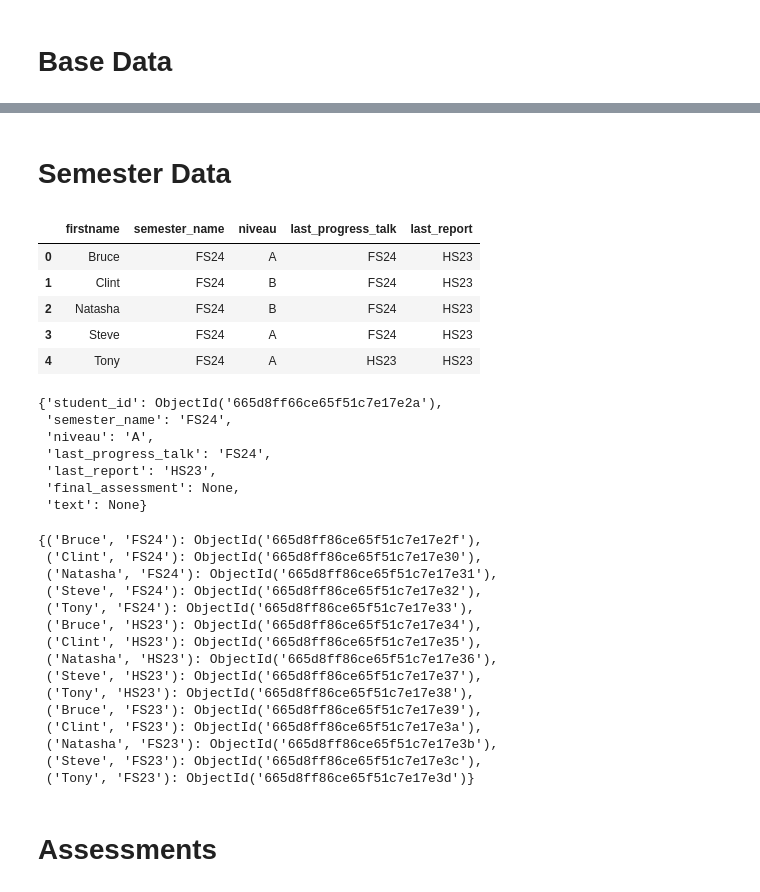
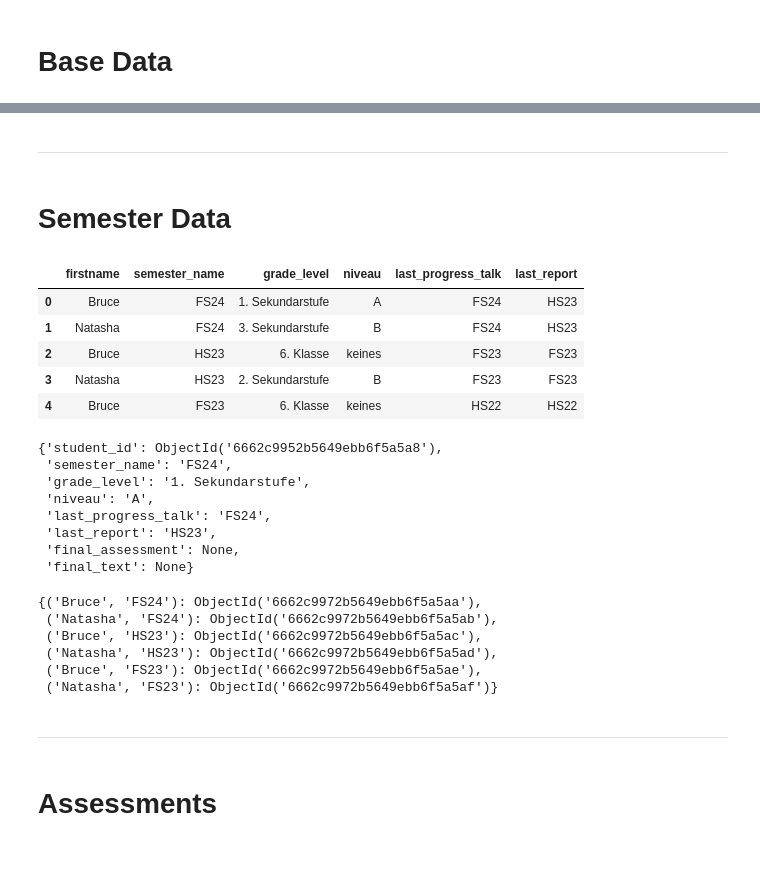
Before and after one commit to danielakomenda/ML2-ExamProject, a Jupyter notebook: Notebooks/Dummy-Data-Input.ipynb, the cells around one changed output, grey strips where cells are left out. Cells and saved outputs as stored; diff of their text form; code cells hidden in the pictures; blank space fills up the shorter version.

Commit message:
hopefully last bug fixes

```diff
--- a/Notebooks/Dummy-Data-Input.ipynb
+++ b/Notebooks/Dummy-Data-Input.ipynb
@@ -45,18 +53,20 @@ student_map
+# %% [markdown]
+____________
 # %% [markdown]
 # Semester Data
 # %%
-df_evaluation = pd.read_excel("Student-Data.xlsx", "Semester_Data").convert_dtypes().replace({pd.NA:None})
-df_evaluation.head()
+df_semester = pd.read_excel("Student-Data.xlsx", "Semester_Data").convert_dtypes().replace({pd.NA:None})
+df_semester.head()
 # %% [output]
-|  | firstname | semester_name | niveau | last_progress_talk | last_report |
-| 0 | Bruce | FS24 | A | FS24 | HS23 |
-| 1 | Clint | FS24 | B | FS24 | HS23 |
-| 2 | Natasha | FS24 | B | FS24 | HS23 |
-| 3 | Steve | FS24 | A | FS24 | HS23 |
-| 4 | Tony | FS24 | A | HS23 | HS23 |
+|  | firstname | semester_name | grade_level | niveau | last_progress_talk | last_report |
+| 0 | Bruce | FS24 | 1. Sekundarstufe | A | FS24 | HS23 |
+| 1 | Natasha | FS24 | 3. Sekundarstufe | B | FS24 | HS23 |
+| 2 | Bruce | HS23 | 6. Klasse | keines | FS23 | FS23 |
+| 3 | Natasha | HS23 | 2. Sekundarstufe | B | FS23 | FS23 |
+| 4 | Bruce | FS23 | 6. Klasse | keines | HS22 | HS22 |
 # %%
 # Create dictionary with all the important information, including ObjectID-reference to the student
-evaluation_data = {
+semester_data = {
     (row.firstname, row.semester_name): dict(
         student_id=student_map[row.firstname],
         **{
@@ -65,19 +75,20 @@ evaluation_data = {
             if k != "firstname"
         },
         final_assessment=None, # will be needed later
-        text=None, # will be needed later
+        final_text=None, # will be needed later
     )
-    for _, row in df_evaluation.iterrows()
+    for _, row in df_semester.iterrows()
 }
-list(evaluation_data.values())[0]
+list(semester_data.values())[0]
 # %% [output]
-{'student_id': ObjectId('665d8ff66ce65f51c7e17e2a'),
+{'student_id': ObjectId('6662c9952b5649ebb6f5a5a8'),
  'semester_name': 'FS24',
+ 'grade_level': '1. Sekundarstufe',
  'niveau': 'A',
  'last_progress_talk': 'FS24',
  'last_report': 'HS23',
  'final_assessment': None,
- 'text': None}
+ 'final_text': None}
 # %%
 # Load Entries to MongoDB
 collection = db["Semester_Data"]
@@ -90,22 +101,15 @@ evaluation_map = {
 }
 # %%
-evaluation_map
+semester_map
 # %% [output]
-{('Bruce', 'FS24'): ObjectId('665d8ff86ce65f51c7e17e2f'),
- ('Clint', 'FS24'): ObjectId('665d8ff86ce65f51c7e17e30'),
- ('Natasha', 'FS24'): ObjectId('665d8ff86ce65f51c7e17e31'),
- ('Steve', 'FS24'): ObjectId('665d8ff86ce65f51c7e17e32'),
- ('Tony', 'FS24'): ObjectId('665d8ff86ce65f51c7e17e33'),
- ('Bruce', 'HS23'): ObjectId('665d8ff86ce65f51c7e17e34'),
- ('Clint', 'HS23'): ObjectId('665d8ff86ce65f51c7e17e35'),
- ('Natasha', 'HS23'): ObjectId('665d8ff86ce65f51c7e17e36'),
- ('Steve', 'HS23'): ObjectId('665d8ff86ce65f51c7e17e37'),
- ('Tony', 'HS23'): ObjectId('665d8ff86ce65f51c7e17e38'),
- ('Bruce', 'FS23'): ObjectId('665d8ff86ce65f51c7e17e39'),
- ('Clint', 'FS23'): ObjectId('665d8ff86ce65f51c7e17e3a'),
- ('Natasha', 'FS23'): ObjectId('665d8ff86ce65f51c7e17e3b'),
- ('Steve', 'FS23'): ObjectId('665d8ff86ce65f51c7e17e3c'),
- ('Tony', 'FS23'): ObjectId('665d8ff86ce65f51c7e17e3d')}
+{('Bruce', 'FS24'): ObjectId('6662c9972b5649ebb6f5a5aa'),
+ ('Natasha', 'FS24'): ObjectId('6662c9972b5649ebb6f5a5ab'),
+ ('Bruce', 'HS23'): ObjectId('6662c9972b5649ebb6f5a5ac'),
+ ('Natasha', 'HS23'): ObjectId('6662c9972b5649ebb6f5a5ad'),
+ ('Bruce', 'FS23'): ObjectId('6662c9972b5649ebb6f5a5ae'),
+ ('Natasha', 'FS23'): ObjectId('6662c9972b5649ebb6f5a5af')}
+# %% [markdown]
+____________
 # %% [markdown]
 # Assessments
 # %%
```
Also changed, not shown: parts of 17 cells of this notebook, 12 other files.
